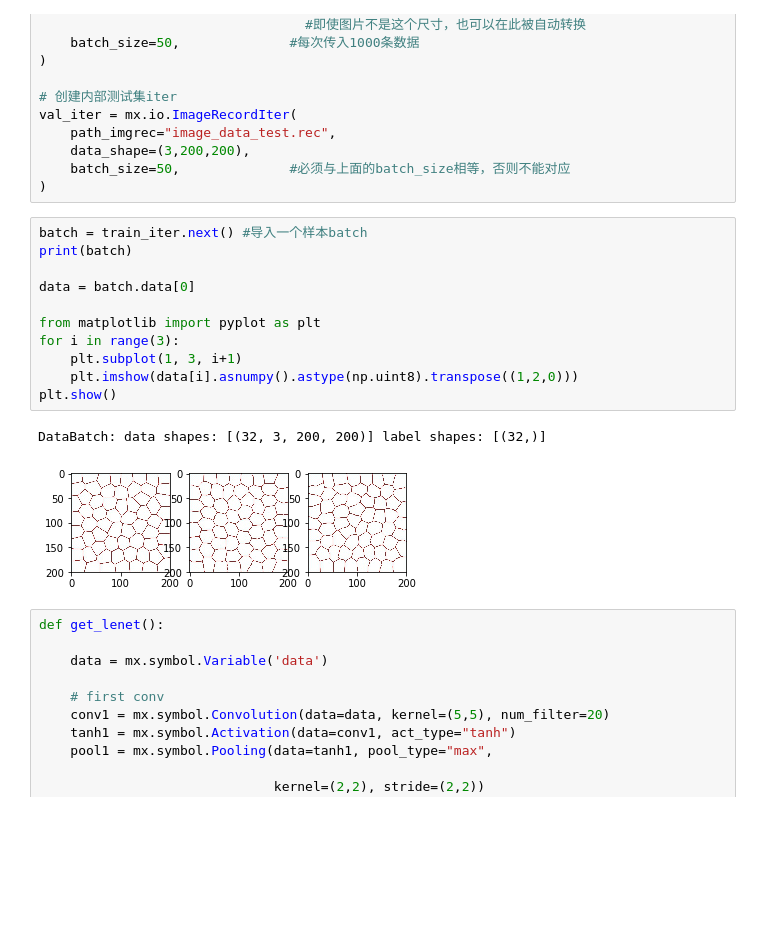
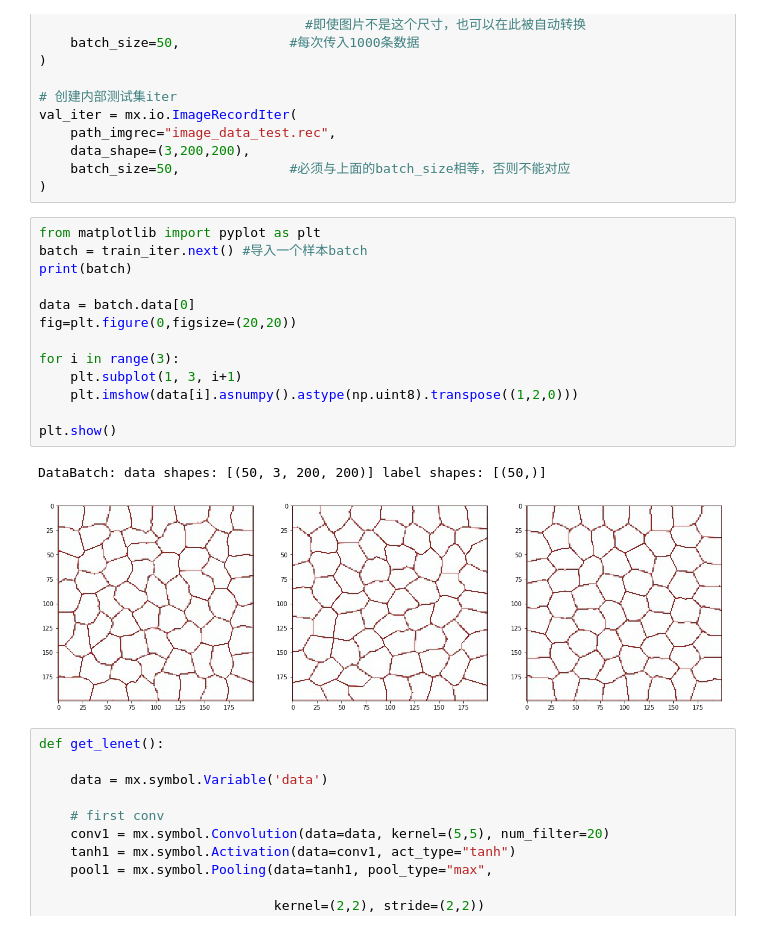
Before and after one commit to codelalala/ComputerVision, a Jupyter notebook: Lenet.ipynb, the cells around one changed output. Cells and saved outputs as stored; diff of their text form; blank space fills up the shorter version.

Commit message:
change image size

```diff
--- a/Lenet.ipynb
+++ b/Lenet.ipynb
@@ -17,19 +17,21 @@ val_iter = mx.io.ImageRecordIter(
     batch_size=50,              #必须与上面的batch_size相等，否则不能对应
 )
 # %%
+from matplotlib import pyplot as plt
 batch = train_iter.next() #导入一个样本batch
 print(batch)
 
 data = batch.data[0]
+fig=plt.figure(0,figsize=(20,20))
 
-from matplotlib import pyplot as plt
 for i in range(3):
     plt.subplot(1, 3, i+1)
     plt.imshow(data[i].asnumpy().astype(np.uint8).transpose((1,2,0)))
+
 plt.show()
 # %% [output]
-DataBatch: data shapes: [(32, 3, 200, 200)] label shapes: [(32,)]
+DataBatch: data shapes: [(50, 3, 200, 200)] label shapes: [(50,)]
-[figure, old version]
+[figure, new version]
 # %%
 def get_lenet():
 
```
